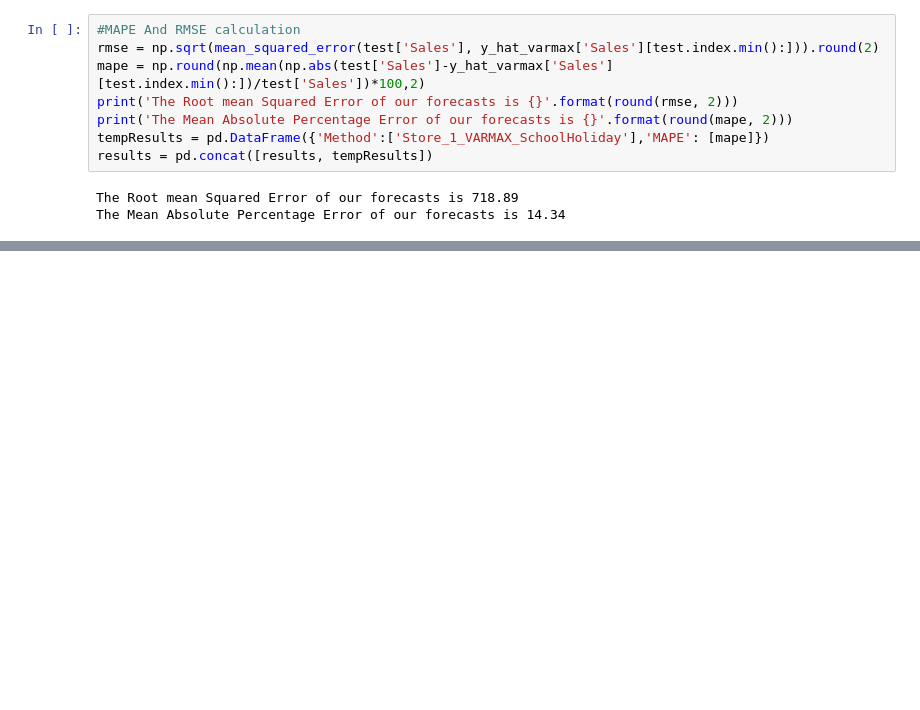
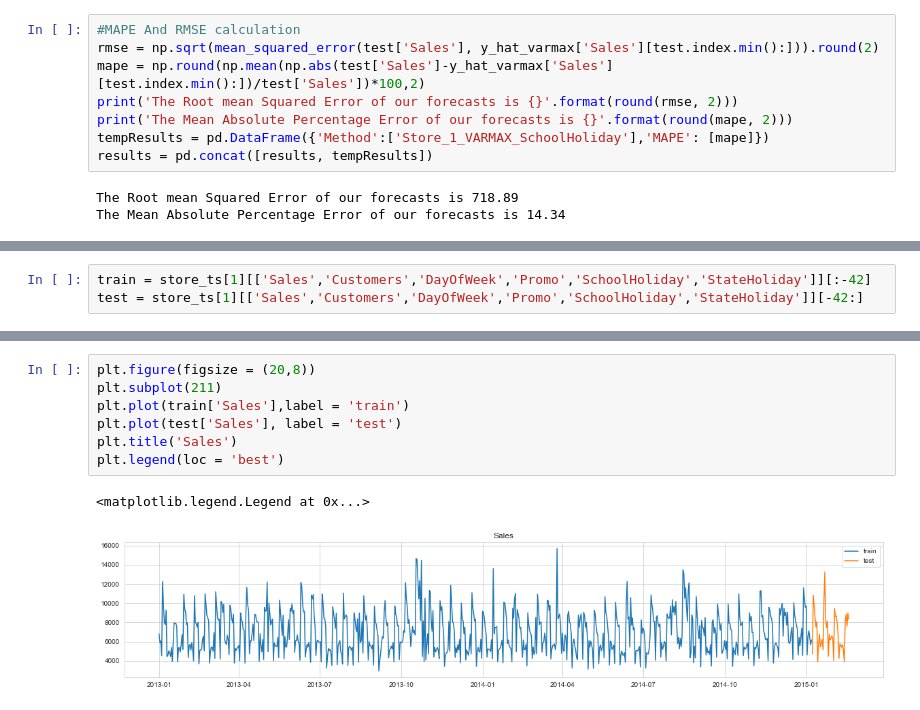
Before and after one commit to sharmijagan/SalesForecasting, a Jupyter notebook: Salesforecast.ipynb, the cells around one changed output, grey strips where cells are left out. Drawn from its saved outputs; the diff is of its cells as text; blank space fills up the shorter version.

```diff
--- a/Salesforecast.ipynb
+++ b/Salesforecast.ipynb
@@ -661,0 +690,3 @@ The Mean Absolute Percentage Error of our forecasts is 14.34
+# %%
+train = store_ts[1][['Sales','Customers','DayOfWeek','Promo','SchoolHoliday','StateHoliday']][:-42]
+test = store_ts[1][['Sales','Customers','DayOfWeek','Promo','SchoolHoliday','StateHoliday']][-42:]
@@ -661,0 +698,10 @@ The Mean Absolute Percentage Error of our forecasts is 14.34
+# %%
+plt.figure(figsize = (20,8))
+plt.subplot(211)
+plt.plot(train['Sales'],label = 'train')
+plt.plot(test['Sales'], label = 'test')
+plt.title('Sales')
+plt.legend(loc = 'best')
+# %% [output]
+<matplotlib.legend.Legend at 0x...>
+[figure, added]
```
Also changed, not shown: parts of 22 cells of this notebook.
